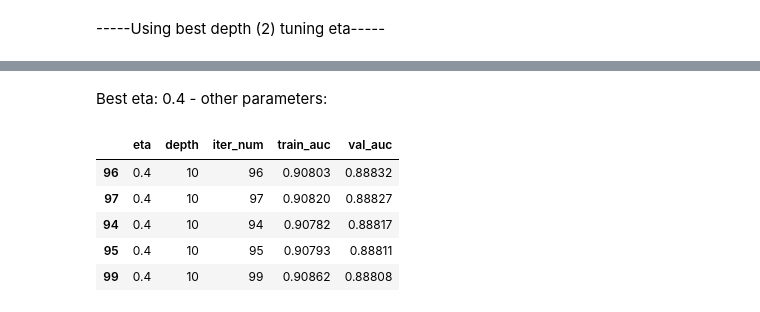
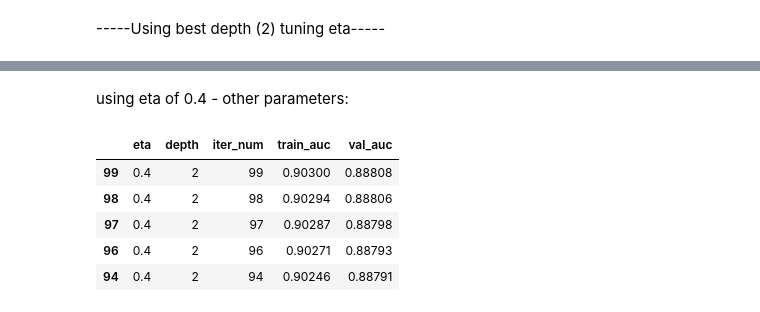
Before and after one commit to OJBibby/ML-Zoomcamp-Capstone1, a Jupyter notebook: notebook.ipynb, the cells around one changed output, grey strips where cells are left out. Cells and saved outputs as stored; diff of their text form; code cells hidden in the pictures.

```diff
--- a/notebook.ipynb
+++ b/notebook.ipynb
@@ -239,6 +240,8 @@ device_distinct_emails_8w               3
 device_fraud_count                      1
 month                                   8
 dtype: int64
+# %%
+df = df.drop(columns=['device_fraud_count'])
 # %%
 df['employment_status'].head()
 # %% [output]
@@ -325,14 +325,0 @@ As best depth was maximum, running again with greater depths...
-# %%
-%%capture --no-display
-estimators = [80, 90, 100, 110, 120, 130, 140, 150, 160, 170, 180, 190, 200, 210, 220, 230, 240, 250]
-depth = [25, 30, 35, 40, 45, 50]
-best = pd.DataFrame(columns=["depth", "estimators", "auc_train", "auc_val"])
-for d in depth:
-    for n in estimators:
-        rf = RandomForestClassifier(n_estimators=n, max_depth=d, random_state=42)
-        rf.fit(X_train, y_train)
-        y_pred_train = rf.predict(X_train)
-        y_pred_val = rf.predict(X_val)
-        roc_auc_score_train = roc_auc_score(y_train, y_pred_train)
-        roc_auc_score_val = roc_auc_score(y_val, y_pred_val)
-        best = best.append({'depth':d, 'estimators':n, 'auc_train':(round(roc_auc_score_train, 5)), 'auc_val':(round(roc_auc_score_val, 5))}, ignore_index=True)
@@ -877,5 +850,5 @@ parse_xgb_output(output, 0.45, depth).sort_values(by='val_auc', ascending=False)
 # %% [markdown]
-Best eta: 0.4 - other parameters:
+using eta of 0.4 - other parameters:
 # %%
 %%capture output
 
@@ -898,9 +872,9 @@ xgb.train(xgb_params, dtrain, evals=watchlist, num_boost_round=100)
 # %%
-parse_xgb_output(output, 0.4, depth).sort_values(by='val_auc', ascending=False).head()
+parse_xgb_output(output, 0.4, 2).sort_values(by='val_auc', ascending=False).head()
 # %% [output]
 |  | eta | depth | iter_num | train_auc | val_auc |
-| 96 | 0.4 | 10 | 96 | 0.90803 | 0.88832 |
-| 97 | 0.4 | 10 | 97 | 0.90820 | 0.88827 |
-| 94 | 0.4 | 10 | 94 | 0.90782 | 0.88817 |
-| 95 | 0.4 | 10 | 95 | 0.90793 | 0.88811 |
-| 99 | 0.4 | 10 | 99 | 0.90862 | 0.88808 |
+| 99 | 0.4 | 2 | 99 | 0.90300 | 0.88808 |
+| 98 | 0.4 | 2 | 98 | 0.90294 | 0.88806 |
+| 97 | 0.4 | 2 | 97 | 0.90287 | 0.88798 |
+| 96 | 0.4 | 2 | 96 | 0.90271 | 0.88793 |
+| 94 | 0.4 | 2 | 94 | 0.90246 | 0.88791 |
```
Also changed, not shown: parts of 26 cells of this notebook, 9 other files.
